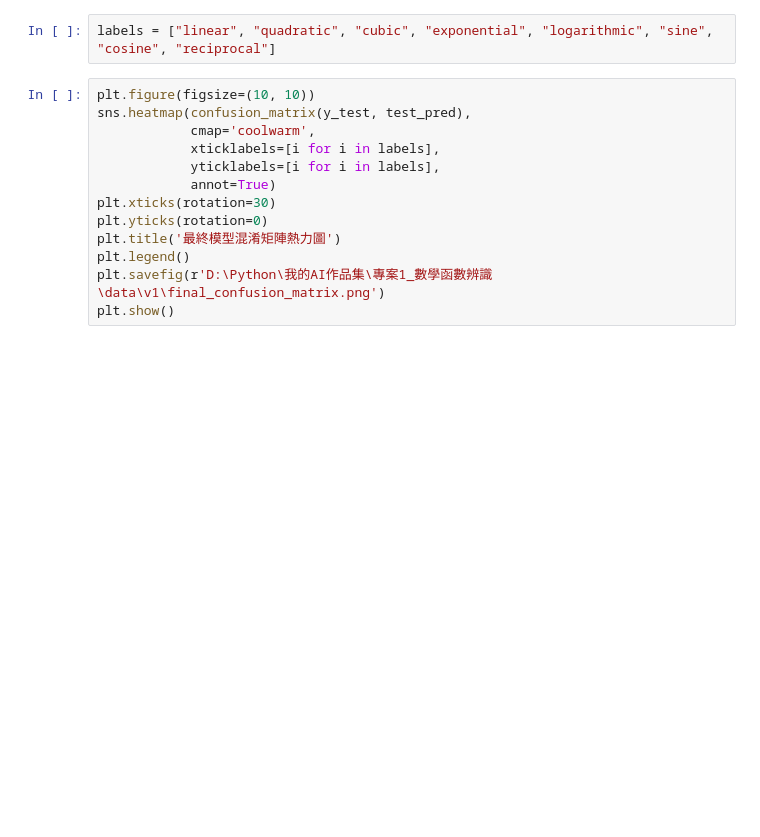
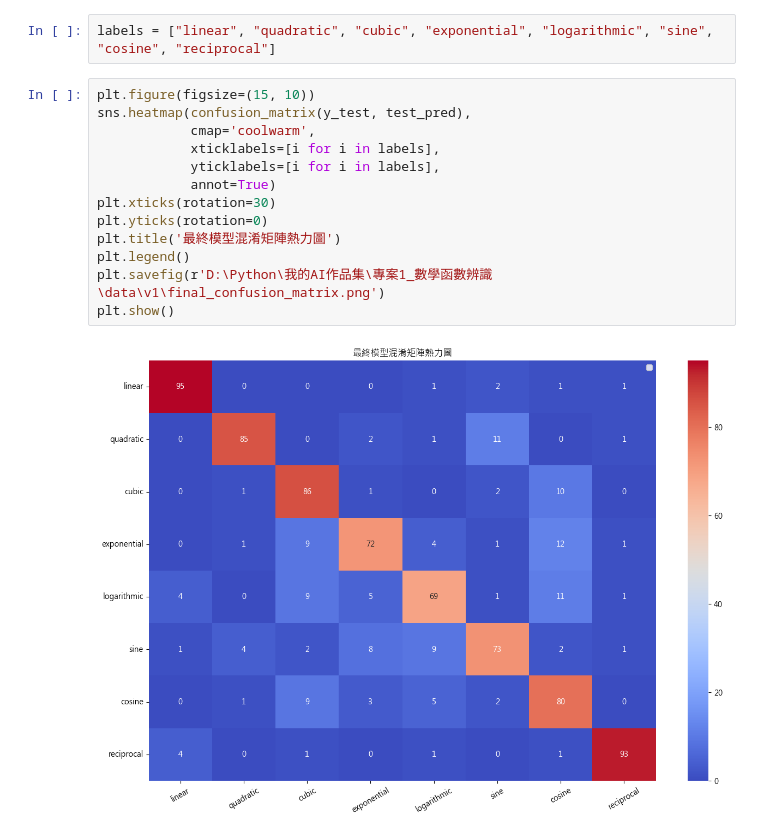
Before and after one commit to Charlie3469/mathematical-function-classifier, a Jupyter notebook: notebooks/07_final.ipynb, the cells around one changed output. Cells and saved outputs as stored; diff of their text form; blank space fills up the shorter version.

```diff
--- a/notebooks/07_final.ipynb
+++ b/notebooks/07_final.ipynb
@@ -36,17 +50,19 @@ print(f"混淆矩陣:\n{confusion_matrix(y_test, test_pred)}\n")
 # %%
 labels = ["linear", "quadratic", "cubic", "exponential", "logarithmic", "sine", "cosine", "reciprocal"]
 # %%
-plt.figure(figsize=(10, 10))
+plt.figure(figsize=(15, 10))
 sns.heatmap(confusion_matrix(y_test, test_pred),
             cmap='coolwarm',
             xticklabels=[i for i in labels],
             yticklabels=[i for i in labels],
             annot=True)
 plt.xticks(rotation=30)
 plt.yticks(rotation=0)
 plt.title('最終模型混淆矩陣熱力圖')
 plt.legend()
 plt.savefig(r'D:\Python\我的AI作品集\專案1_數學函數辨識\data\v1\final_confusion_matrix.png')
 plt.show()
+# %% [output]
+[figure, added]
 # %%
 print(f"分類報告:\n{classification_report(y_test, test_pred)}\n")
```
Also changed, not shown: parts of 3 cells of this notebook, 3 other files.
